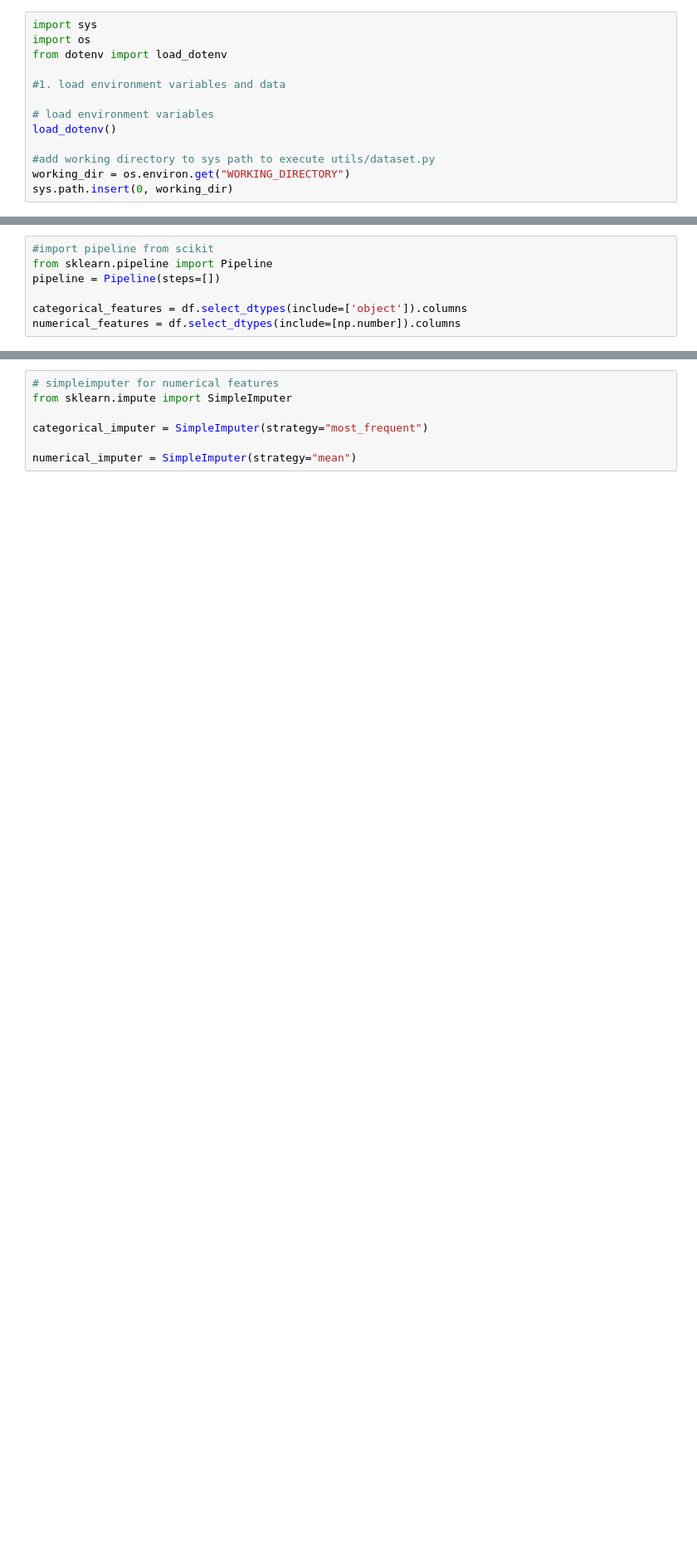
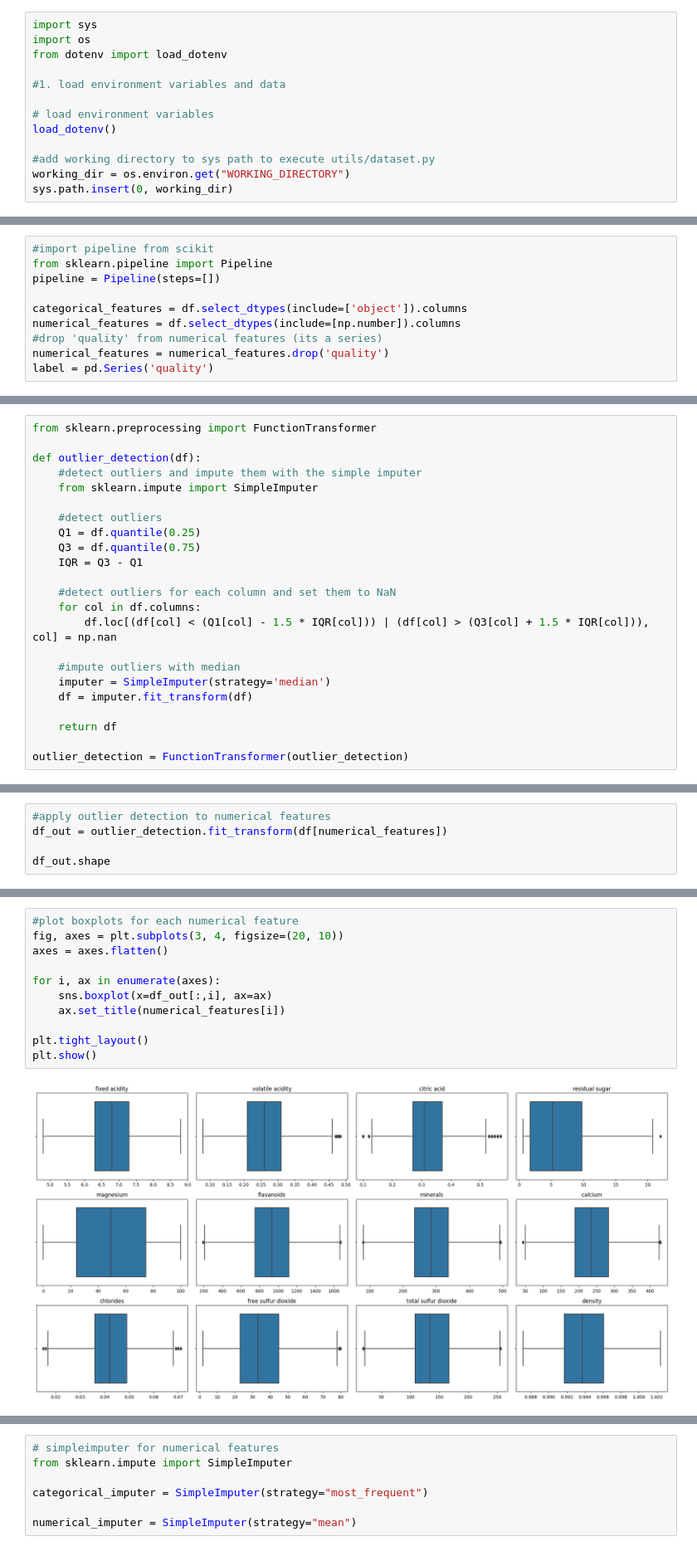
Before and after one commit to kevin-eberhardt/data-science, a Jupyter notebook: notebooks/task_2/pipeline_luca.ipynb, the cells around one changed output, grey strips where cells are left out. Shown at 83% size. Saved outputs shown, nothing was run; the diff lists cells and outputs as text; blank space fills up the shorter version.

```diff
--- a/notebooks/task_2/pipeline_luca.ipynb
+++ b/notebooks/task_2/pipeline_luca.ipynb
@@ -38,3 +30,6 @@ pipeline = Pipeline(steps=[])
 
 categorical_features = df.select_dtypes(include=['object']).columns
 numerical_features = df.select_dtypes(include=[np.number]).columns
+#drop 'quality' from numerical features (its a series)
+numerical_features = numerical_features.drop('quality')
+label = pd.Series('quality')
@@ -50,0 +38,23 @@ pipeline.steps.append(('outlier_detection', outlier_detection))
+# %%
+from sklearn.preprocessing import FunctionTransformer
+
+def outlier_detection(df):
+    #detect outliers and impute them with the simple imputer
+    from sklearn.impute import SimpleImputer
+
+    #detect outliers
+    Q1 = df.quantile(0.25)
+    Q3 = df.quantile(0.75)
+    IQR = Q3 - Q1
+
+    #detect outliers for each column and set them to NaN
+    for col in df.columns:
+        df.loc[(df[col] < (Q1[col] - 1.5 * IQR[col])) | (df[col] > (Q3[col] + 1.5 * IQR[col])), col] = np.nan
+
+    #impute outliers with median
+    imputer = SimpleImputer(strategy='median')
+    df = imputer.fit_transform(df)
+
+    return df
+
+outlier_detection = FunctionTransformer(outlier_detection)
@@ -50,0 +65,5 @@ pipeline.steps.append(('outlier_detection', outlier_detection))
+# %%
+#apply outlier detection to numerical features
+df_out = outlier_detection.fit_transform(df[numerical_features])
+
+df_out.shape
@@ -50,0 +76,13 @@ pipeline.steps.append(('outlier_detection', outlier_detection))
+# %%
+#plot boxplots for each numerical feature
+fig, axes = plt.subplots(3, 4, figsize=(20, 10))
+axes = axes.flatten()
+
+for i, ax in enumerate(axes):
+    sns.boxplot(x=df_out[:,i], ax=ax)
+    ax.set_title(numerical_features[i])
+
+plt.tight_layout()
+plt.show()
+# %% [output]
+[figure, added]
```
Also changed, not shown: parts of 26 cells of this notebook, 2 other files.
